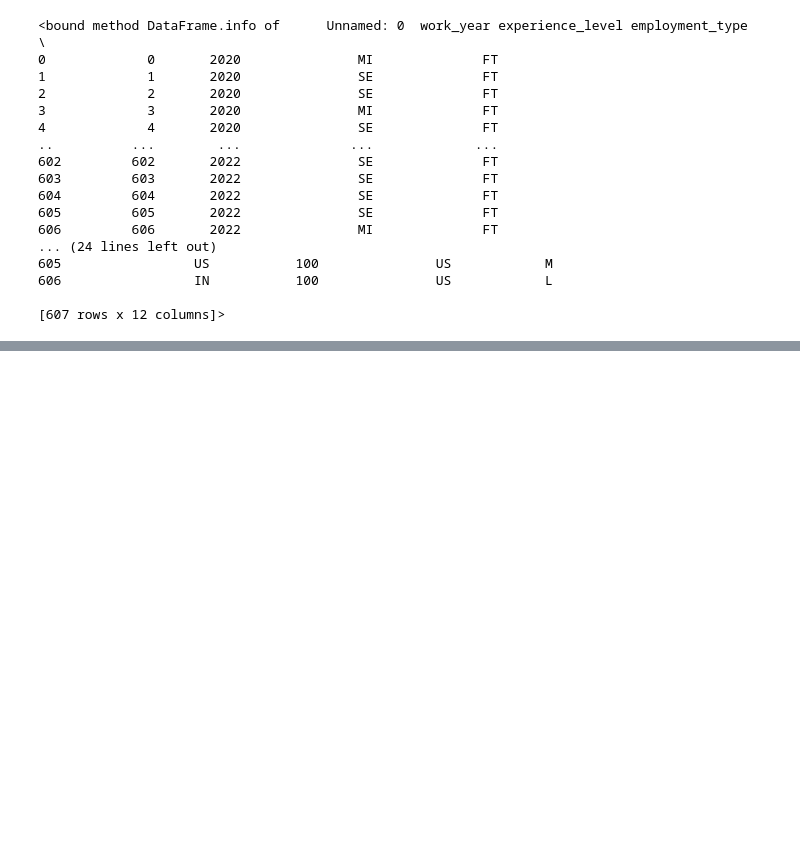
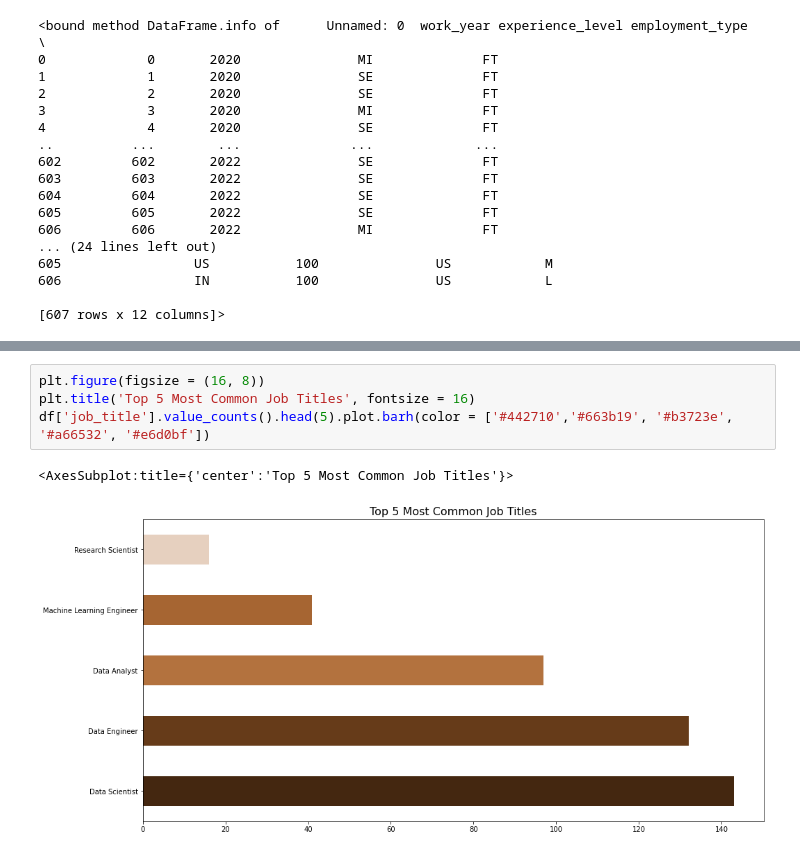
Before and after one commit to m3redithw/data-science-visualizations, a Jupyter notebook: DataScienceSalaries/ds_salaries_eda.ipynb, the cells around one changed output, grey strips where cells are left out. Cells and saved outputs as stored; diff of their text form; blank space fills up the shorter version.

```diff
--- a/DataScienceSalaries/ds_salaries_eda.ipynb
+++ b/DataScienceSalaries/ds_salaries_eda.ipynb
@@ -80,0 +155,7 @@ df.info
+# %%
+plt.figure(figsize = (16, 8))
+plt.title('Top 5 Most Common Job Titles', fontsize = 16)
+df['job_title'].value_counts().head(5).plot.barh(color = ['#442710','#663b19', '#b3723e', '#a66532', '#e6d0bf'])
+# %% [output]
+<AxesSubplot:title={'center':'Top 5 Most Common Job Titles'}>
+[figure, added]
```
Also changed, not shown: parts of 13 cells of this notebook.
